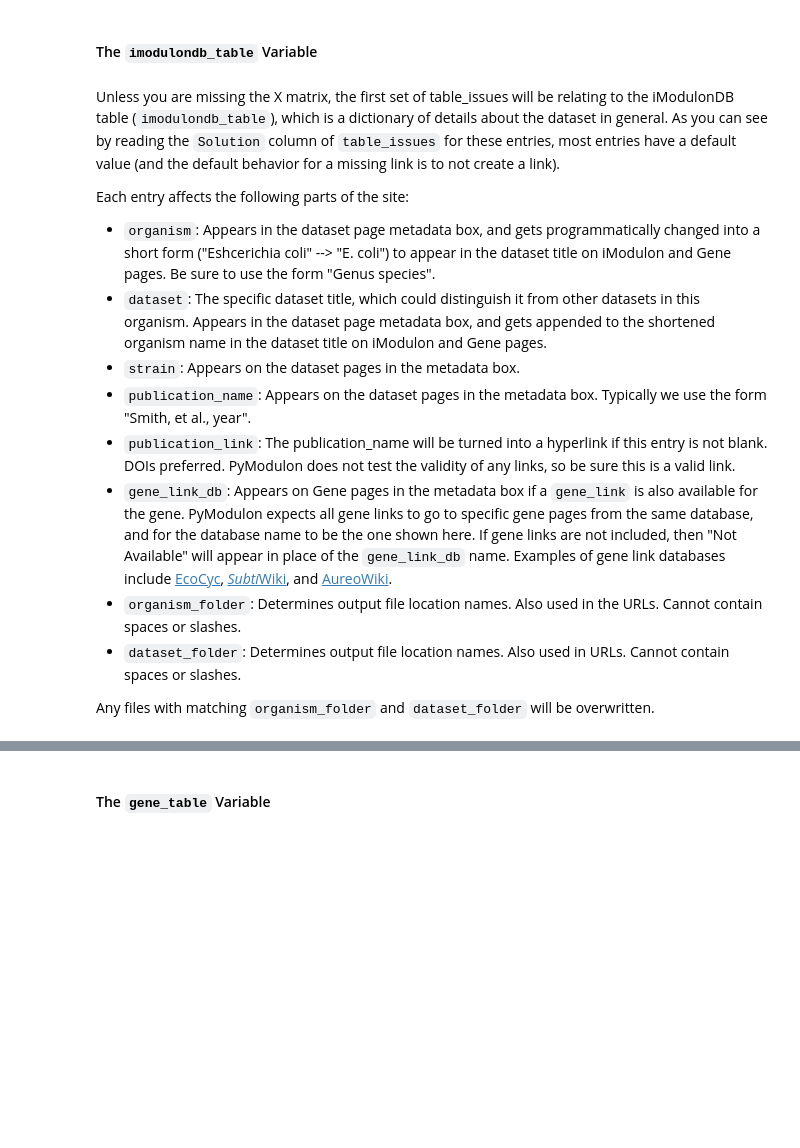
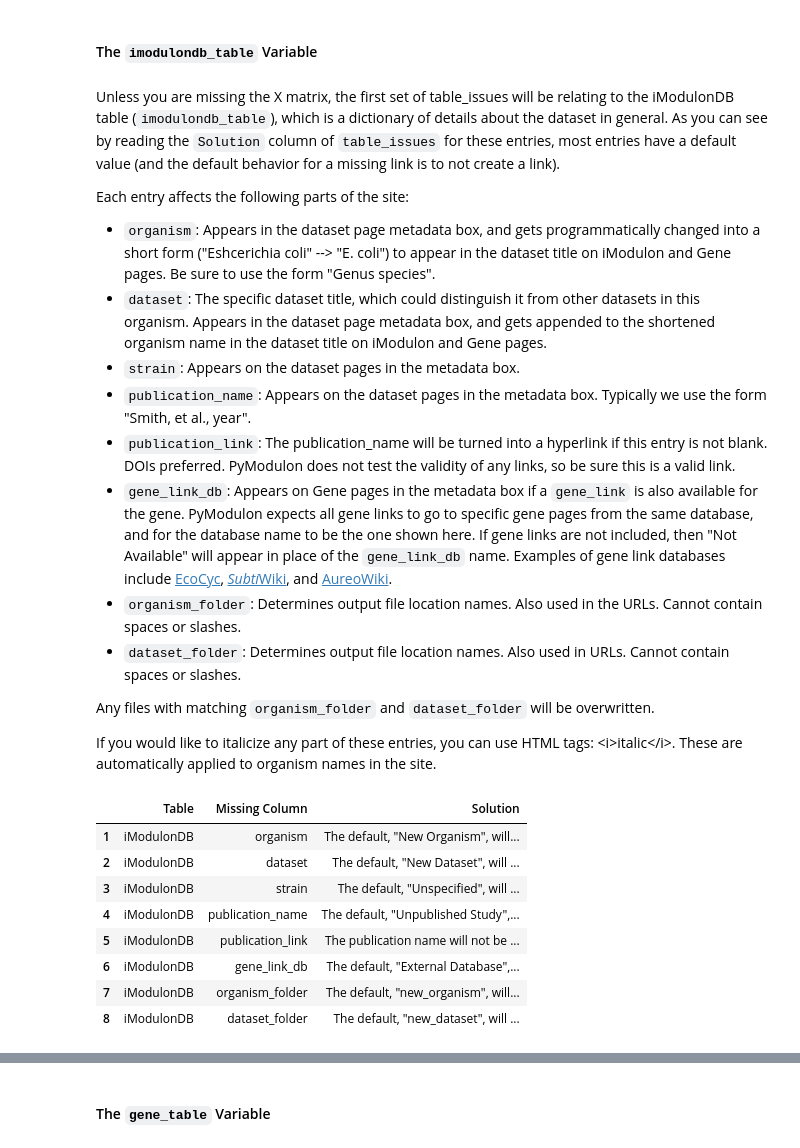
Before and after one commit to SBRG/pymodulon, a Jupyter notebook: docs/tutorials/imodulondb_site_generation.ipynb, the cells around one changed output, grey strips where cells are left out. Cells and saved outputs as stored; diff of their text form; code cells hidden in the pictures; blank space fills up the shorter version.

```diff
--- a/docs/tutorials/imodulondb_site_generation.ipynb
+++ b/docs/tutorials/imodulondb_site_generation.ipynb
@@ -65,3 +61,3 @@ Note the three warnings which appear when this happens; seeing any of these indi
 # %%
-#blank_data = IcaData(ica_data.M, ica_data.A)
-#all_table_issues, b_tf_issues, b_missing_gene_links, b_missing_dois = imodulondb_compatibility(blank_data)
+blank_data = IcaData(ica_data.M, ica_data.A)
+all_table_issues, b_tf_issues, b_missing_gene_links, b_missing_dois = imodulondb_compatibility(blank_data)
@@ -112,5 +112,18 @@ Each entry affects the following parts of the site:
 * ``dataset_folder``: Determines output file location names. Also used in URLs. Cannot contain spaces or slashes.
 
 Any files with matching ``organism_folder`` and ``dataset_folder`` will be overwritten.
+
+If you would like to italicize any part of these entries, you can use HTML tags: \<i>italic\</i>. These are automatically applied to organism names in the site.
 # %%
-#all_table_issues.loc[all_table_issues.Table == 'iModulonDB']
+# here are ALL possible issues with the imodulondb_table
+all_table_issues.loc[all_table_issues.Table == 'iModulonDB']
+# %% [output]
+|  | Table | Missing Column | Solution |
+| 1 | iModulonDB | organism | The default, "New Organism", will... |
+| 2 | iModulonDB | dataset | The default, "New Dataset", will ... |
+| 3 | iModulonDB | strain | The default, "Unspecified", will ... |
+| 4 | iModulonDB | publication_name | The default, "Unpublished Study",... |
+| 5 | iModulonDB | publication_link | The publication name will not be ... |
+| 6 | iModulonDB | gene_link_db | The default, "External Database",... |
+| 7 | iModulonDB | organism_folder | The default, "new_organism", will... |
+| 8 | iModulonDB | dataset_folder | The default, "new_dataset", will ... |
```
Also changed, not shown: parts of 59 cells of this notebook, 5 other files.
